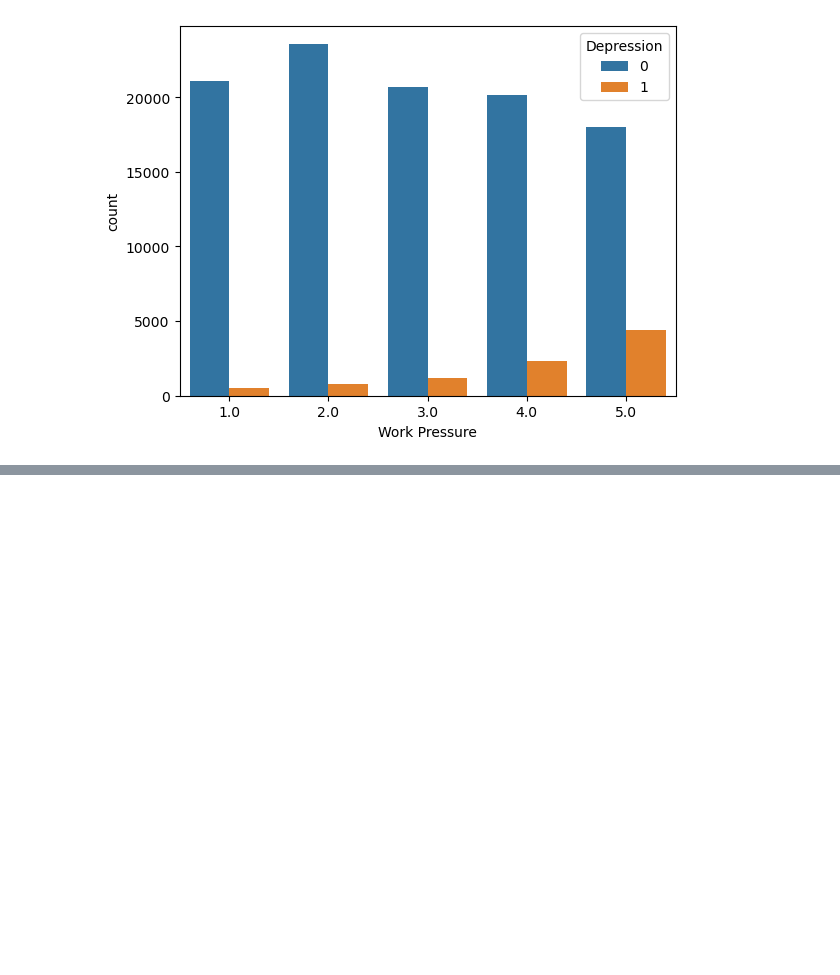
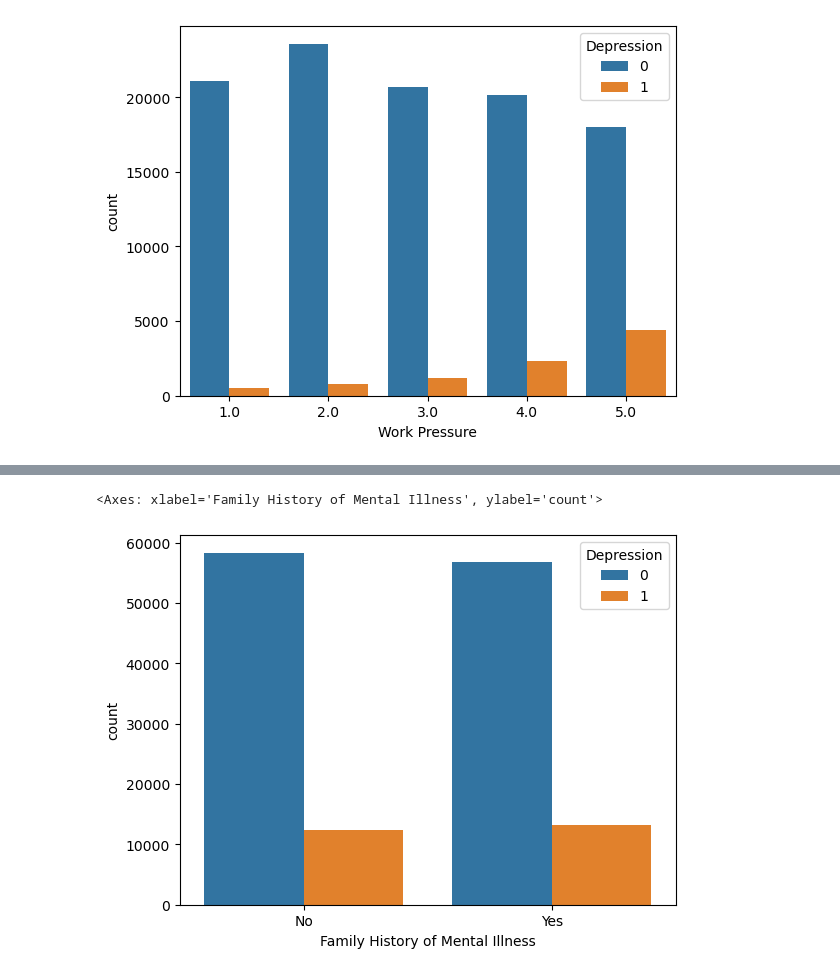
Before and after one commit to DS4th-DATAThon/DATAThon, a Jupyter notebook: code/MHC 시각화.ipynb, the cells around one changed output, grey strips where cells are left out. Drawn from its saved outputs; the diff is of its cells as text; code cells hidden in the pictures; blank space fills up the shorter version.

```diff
--- a/code/MHC 시각화.ipynb
+++ b/code/MHC 시각화.ipynb
@@ -69,0 +80,5 @@ sns.countplot(x='Work Pressure', hue='Depression', data=train)
+# %%
+sns.countplot(x='Family History of Mental Illness', data=train, hue='Depression')
+# %% [output]
+<Axes: xlabel='Family History of Mental Illness', ylabel='count'>
+[figure, added]
```
Also changed, not shown: parts of 5 cells of this notebook.
